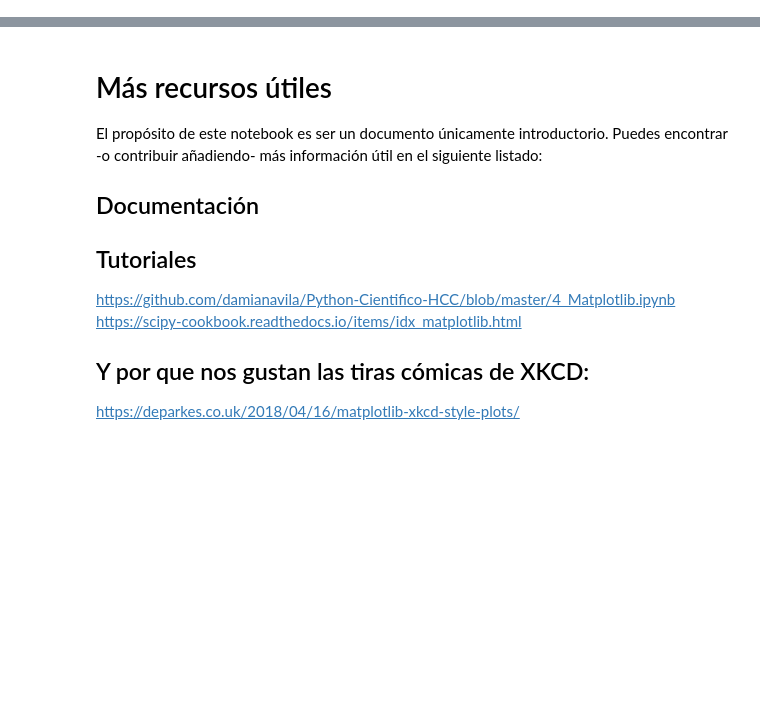
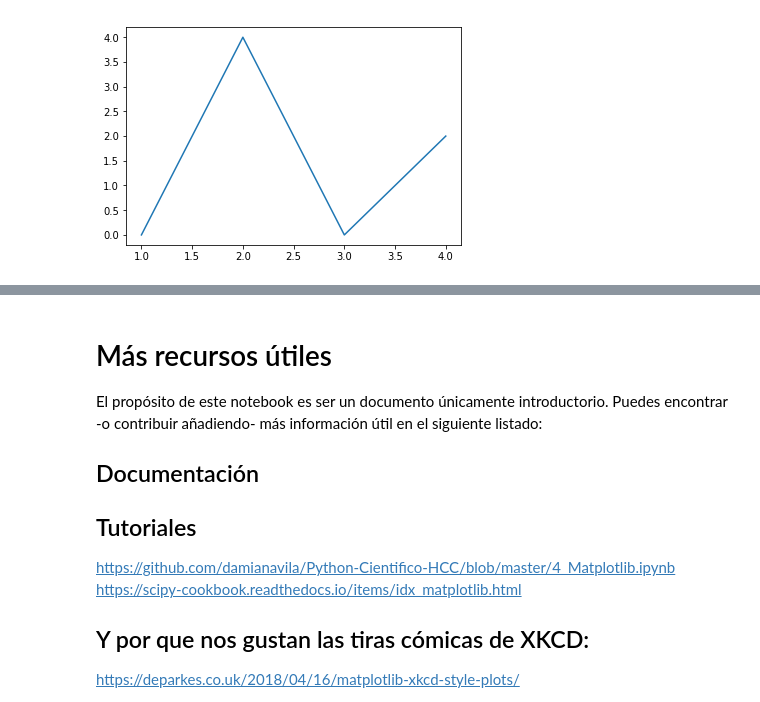
Before and after one commit to uibcdf/Academia, a Jupyter notebook: Python/Matplotlib.ipynb, the cells around one changed output, grey strips where cells are left out. Cells and saved outputs as stored; diff of their text form; code cells hidden in the pictures; blank space fills up the shorter version.

```diff
--- a/Python/Matplotlib.ipynb
+++ b/Python/Matplotlib.ipynb
@@ -24,0 +48,8 @@ conda install -c conda-forge matplotlib
+# %%
+puntos_x = [1,2,3,4]
+puntos_y = [0,4,0,2]
+# %%
+plt.plot(puntos_x, puntos_y)
+plt.show()
+# %% [output]
+[figure, added]
```
Also changed, not shown: parts of 22 cells of this notebook, 2 other files.
